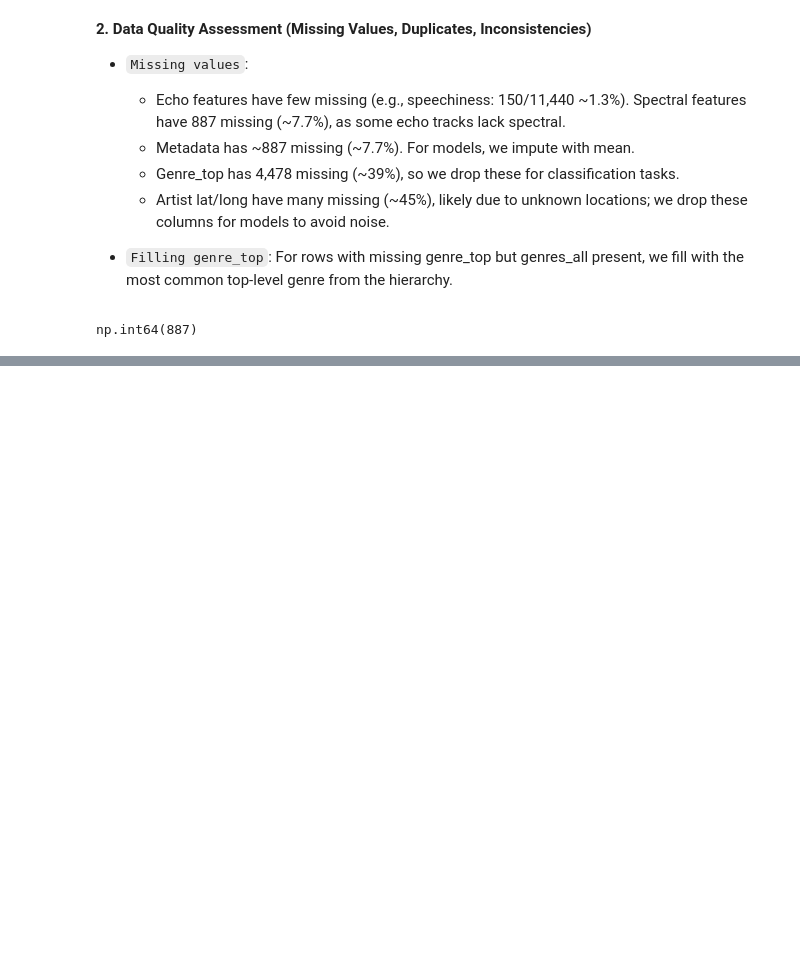
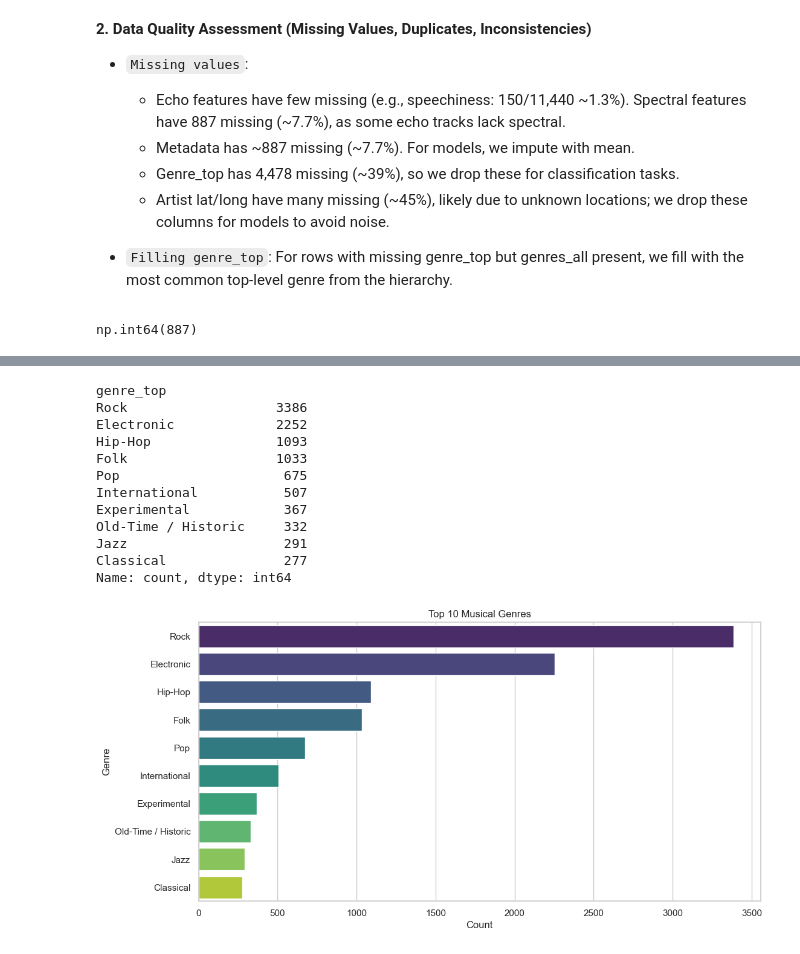
Before and after one commit to cyrilsaadd/supervised-learning-challenge, a Jupyter notebook: explore.ipynb, the cells around one changed output, grey strips where cells are left out. Drawn from its saved outputs; the diff is of its cells as text; code cells hidden in the pictures; blank space fills up the shorter version.

Commit message:
handling missing values

```diff
--- a/explore.ipynb
+++ b/explore.ipynb
@@ -210,3 +200,5 @@ We handle missing with mean imputation for audio and metadata features and drop
 # %%
 # Handling remaining missing values in 'genre_top' by dropping rows
 df = df.dropna(subset=['genre_top'])
+df = df.reset_index(drop=True)
+print(f'Final dataframe shape after dropping missing genres: {df.shape}')
@@ -212,0 +233,24 @@ df = df.dropna(subset=['genre_top'])
+# %%
+# Visualization of musical genre distribution
+plt.figure(figsize=(12, 6))
+genre_counts = df['genre_top'].value_counts().head(10)
+print(genre_counts)
+sns.barplot(x=genre_counts.values, y=genre_counts.index, palette='viridis')
+plt.title('Top 10 Musical Genres')
+plt.xlabel('Count')
+plt.ylabel('Genre')
+plt.show()
+# %% [output]
+genre_top
+Rock                   3386
+Electronic             2252
+Hip-Hop                1093
+Folk                   1033
+Pop                     675
+International           507
+Experimental            367
+Old-Time / Historic     332
+Jazz                    291
+Classical               277
+Name: count, dtype: int64
+[figure, added]
```
Also changed, not shown: parts of 7 cells of this notebook.
